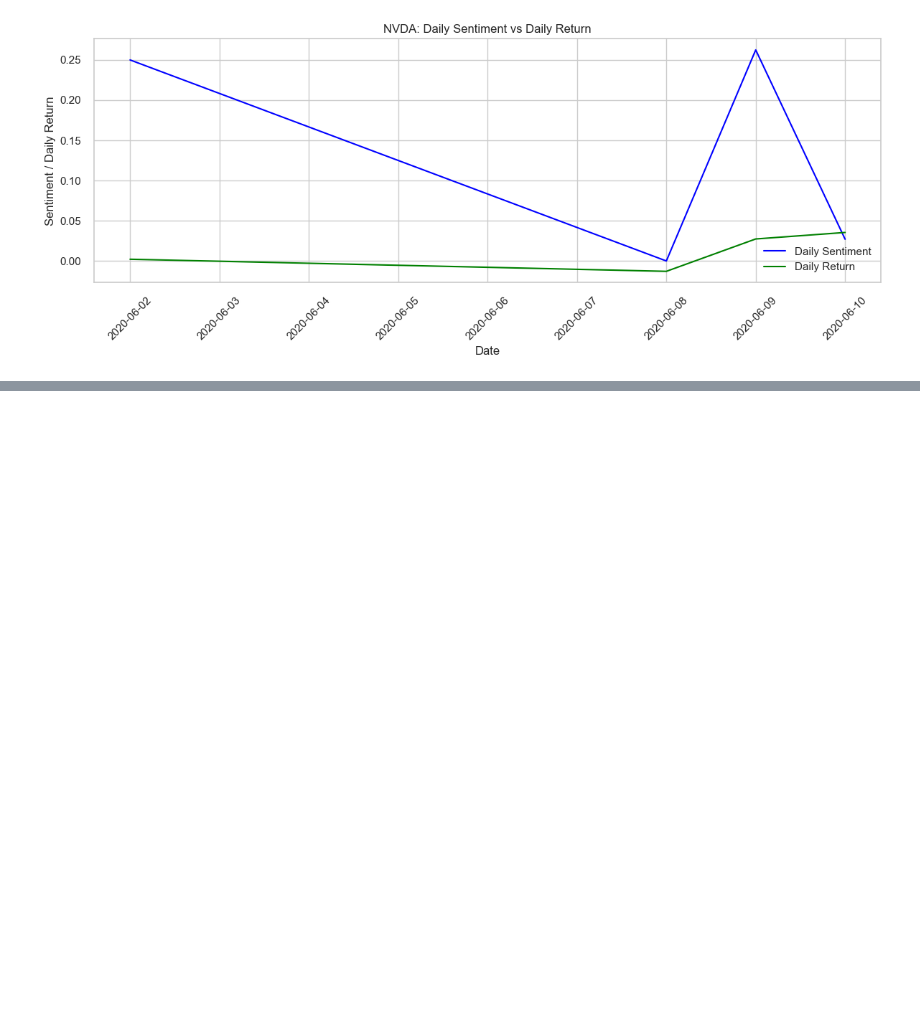
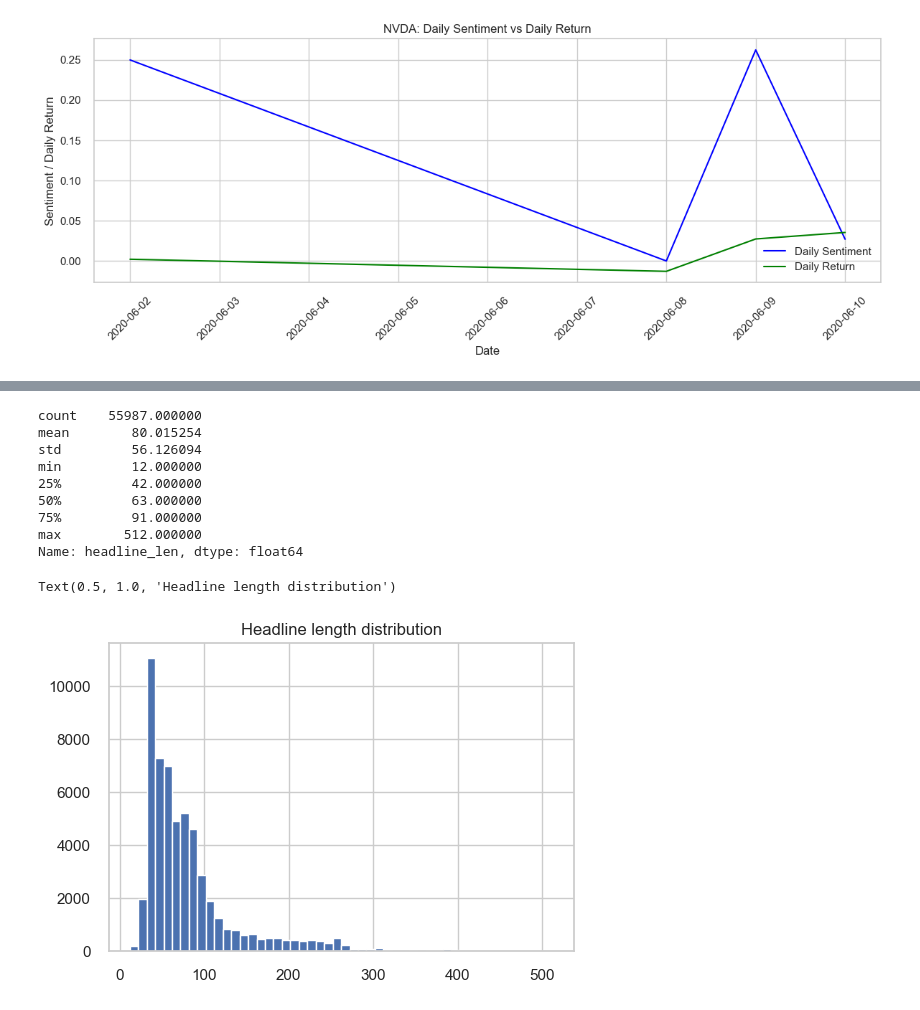
Before and after one commit to Feven777/Predicting_Price_Moves_with_News_Sentiment, a Jupyter notebook: notebooks/stock.ipynb, the cells around one changed output, grey strips where cells are left out. Drawn from its saved outputs; the diff is of its cells as text; code cells hidden in the pictures; blank space fills up the shorter version.

```diff
--- a/notebooks/stock.ipynb
+++ b/notebooks/stock.ipynb
@@ -652,0 +768,20 @@ No news found for MSFT
+# %%
+ratings['headline_len'] = ratings['headline'].fillna("").str.len()
+print(ratings['headline_len'].describe())
+# Save histogram
+import matplotlib.pyplot as plt
+plt.figure(figsize=(6,4))
+ratings['headline_len'].hist(bins=50)
+plt.title('Headline length distribution')
+# %% [output]
+count    55987.000000
+mean        80.015254
+std         56.126094
+min         12.000000
+25%         42.000000
+50%         63.000000
+75%         91.000000
+max        512.000000
+Name: headline_len, dtype: float64
+Text(0.5, 1.0, 'Headline length distribution')
+[figure, added]
```
Also changed, not shown: parts of 9 cells of this notebook.
